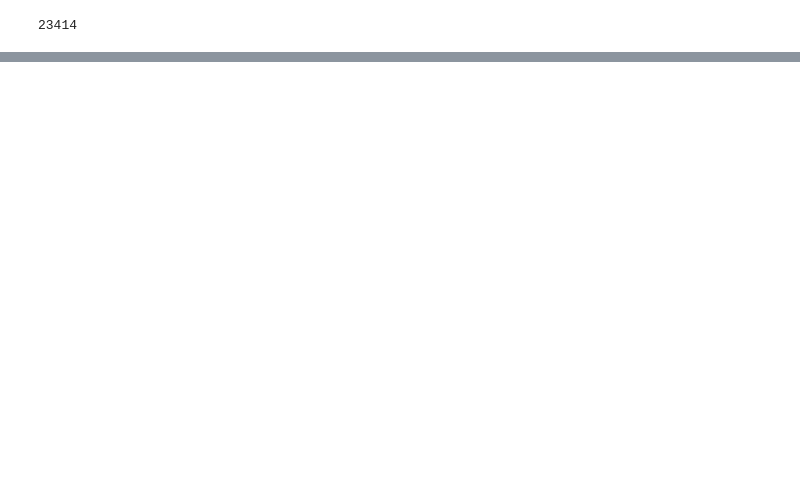
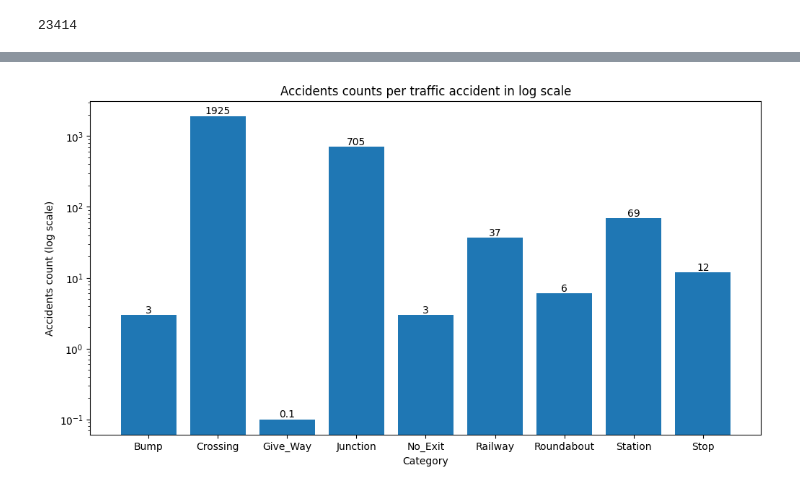
Before and after one commit to KaarenTenson/AccidentModel, a Jupyter notebook: DataUnderstanding.ipynb, the cells around one changed output, grey strips where cells are left out. Drawn from its saved outputs; the diff is of its cells as text; code cells hidden in the pictures; blank space fills up the shorter version.

```diff
--- a/DataUnderstanding.ipynb
+++ b/DataUnderstanding.ipynb
@@ -152,0 +144,33 @@ ValueError: setting an array element with a sequence.
+# %%
+traffic_object = [
+    "Bump",
+    "Crossing",
+    "Give_Way",
+    "Junction",
+    "No_Exit",
+    "Railway",
+    "Roundabout",
+    "Station",
+    "Stop",
+]
+object_accidents = {}
+for el in traffic_object:
+    object_accidents[el] = len(DaytonDf[DaytonDf[el] == True][el])
+cleaned = {k: (v if v > 0 else 0.1) for k, v in object_accidents.items()}
+labels = list(cleaned.keys())
+values = list(cleaned.values())
+
+fig, ax = plt.subplots(figsize=(12, 6))
+
+bars = ax.bar(labels, values, log=True)
+for i in range(len(bars)):
+    bar = bars[i]
+    yval = values[i]
+    plt.text(bar.get_x() + bar.get_width() / 2, yval, yval, ha="center", va="bottom")
+
+ax.set_ylabel("Accidents count (log scale)")
+ax.set_xlabel("Category")
+ax.set_title("Accidents counts per traffic accident in log scale")
+plt.show()
+# %% [output]
+[figure, added]
```
Also changed, not shown: parts of 26 cells of this notebook, 2 other files.
